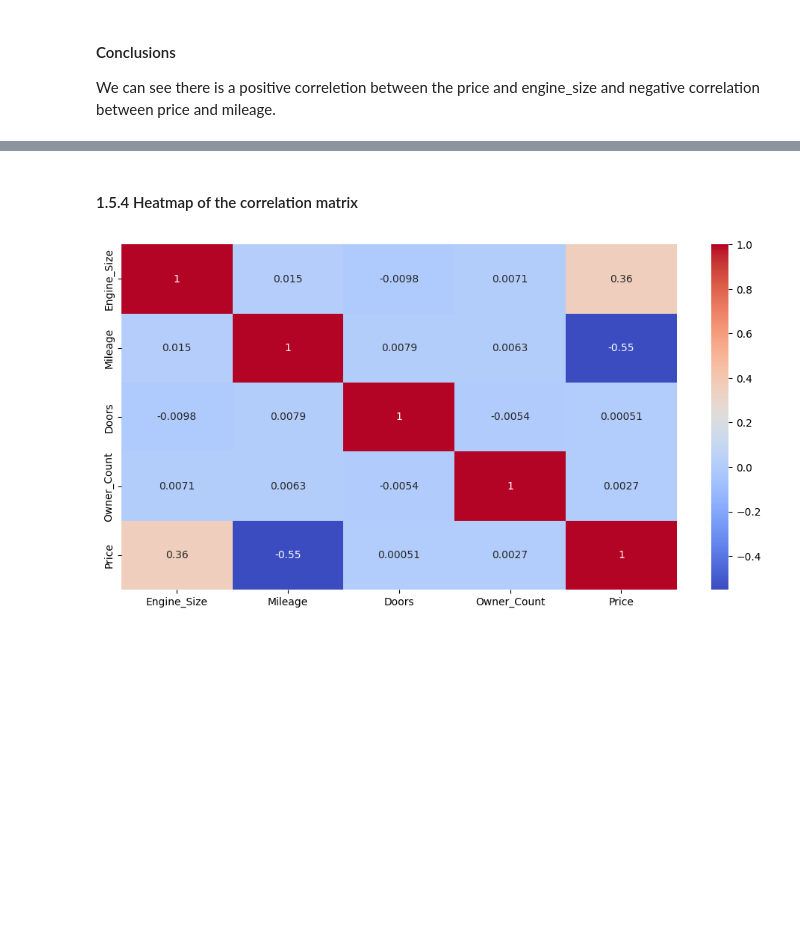
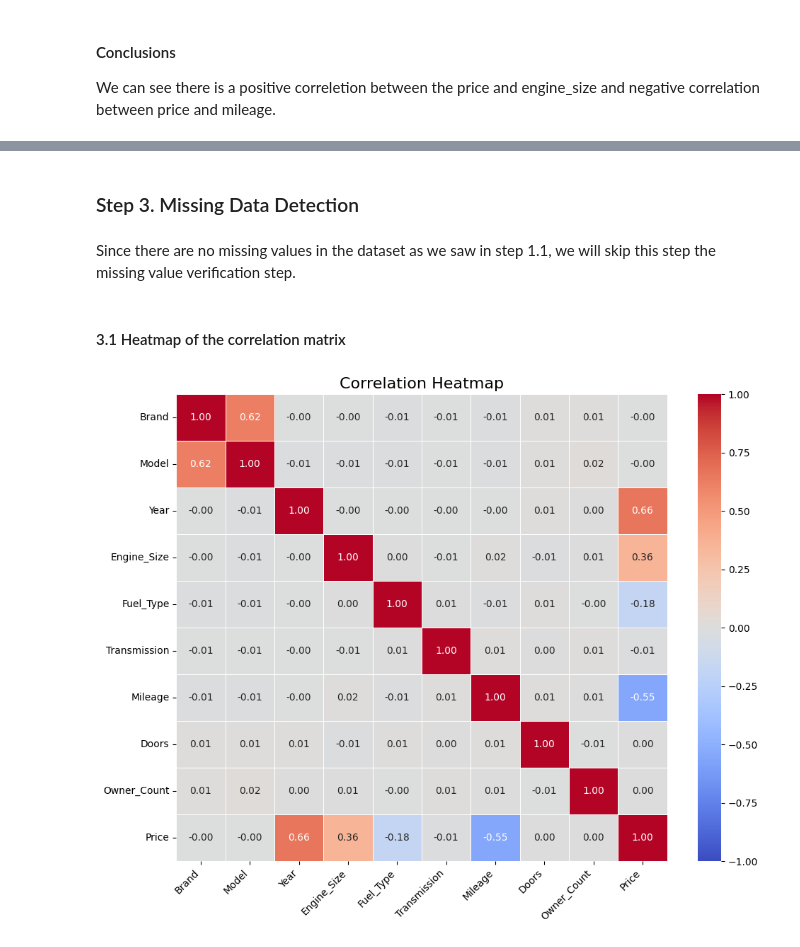
Before and after one commit to ElianDochev/TBS-Homework-2, a Jupyter notebook: car_price_dataset.ipynb, the cells around one changed output, grey strips where cells are left out. Cells and saved outputs as stored; diff of their text form; code cells hidden in the pictures; blank space fills up the shorter version.

Commit message:
[ADD] steps 2 and 3 [WIP] steps 4 and 5

```diff
--- a/car_price_dataset.ipynb
+++ b/car_price_dataset.ipynb
@@ -213,0 +220,2 @@ We can see there is a positive correletion between the price and engine_size and
+# %%
+df["Year"] = df["Year"].astype(int)/ 10**9 # convert to unix timestamp
@@ -213,0 +224,7 @@ We can see there is a positive correletion between the price and engine_size and
+# %%
+df["Mileage"] = df["Mileage"].astype("float64")
+df["Doors"] = df["Doors"].astype("float64")
+df["Owner_Count"] = df["Owner_Count"].astype("float64")
+df["Price"] = df["Price"].astype("float64")
+
+df.info()
@@ -213,0 +255,12 @@ We can see there is a positive correletion between the price and engine_size and
+# %%
+obj_cols = df.select_dtypes(include=['object']).columns.tolist() # get all columns with object data type
+
+for col in obj_cols:
+    list_labels_of_col = df[col].value_counts().index.tolist() # get all unique values of the column
+    list_num_of_labels = list(range(1, len(list_labels_of_col) + 1)) # create a list of numbers from 1 to the number of unique values
+
+    mapping = dict(zip(list_labels_of_col, list_num_of_labels)) # create a dictionary with the unique values as keys and the counts as values
+    df[col] = df[col].map(mapping).astype("float64") # map the values of the column to the counts as float64
+
+df.info()
+df.head()
@@ -214,10 +297,24 @@ We can see there is a positive correletion between the price and engine_size and
+# %% [markdown]
+### Step 3. Missing Data Detection
+# %% [markdown]
+Since there are no missing values in the dataset as we saw in step 1.1, we will skip this step the missing value verification step.
 # %% [markdown]
-#### 1.5.4 Heatmap of the correlation matrix
+#### 3.1 Heatmap of the correlation matrix
-# %%
-#Correlation matrix heatmap
-df_for_corr = df.select_dtypes(include=np.number)
-plt.figure(figsize=(12, 6))
-sns.heatmap(df_for_corr.corr(), annot=True, cmap='coolwarm')
-plt.show()
-# %% [output]
-[figure, removed]
+# %%
+# Set up the matplotlib figure
+plt.figure(figsize=(10, 8))
+
+# Create the heatmap using seaborn
+sns.heatmap(df.corr(), annot=True, fmt=".2f", cmap="coolwarm", vmin=-1, vmax=1, linewidths=0.5)
+
+# Add title and labels
+plt.title("Correlation Heatmap", fontsize=16)
+# readability shit
+plt.xticks(rotation=45, ha="right")
+plt.yticks(rotation=0)
+
+# Display the plot
+plt.tight_layout()
+plt.show()
+# %% [output]
+[figure, added]
```
Also changed, not shown: parts of 10 cells of this notebook.
